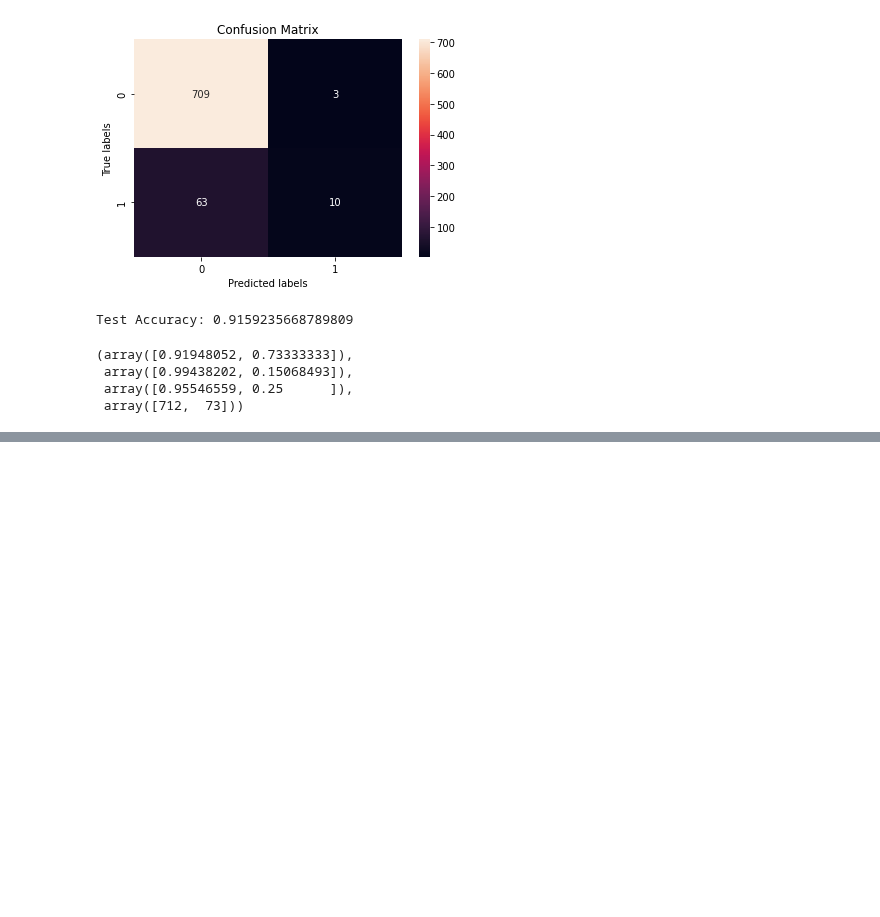
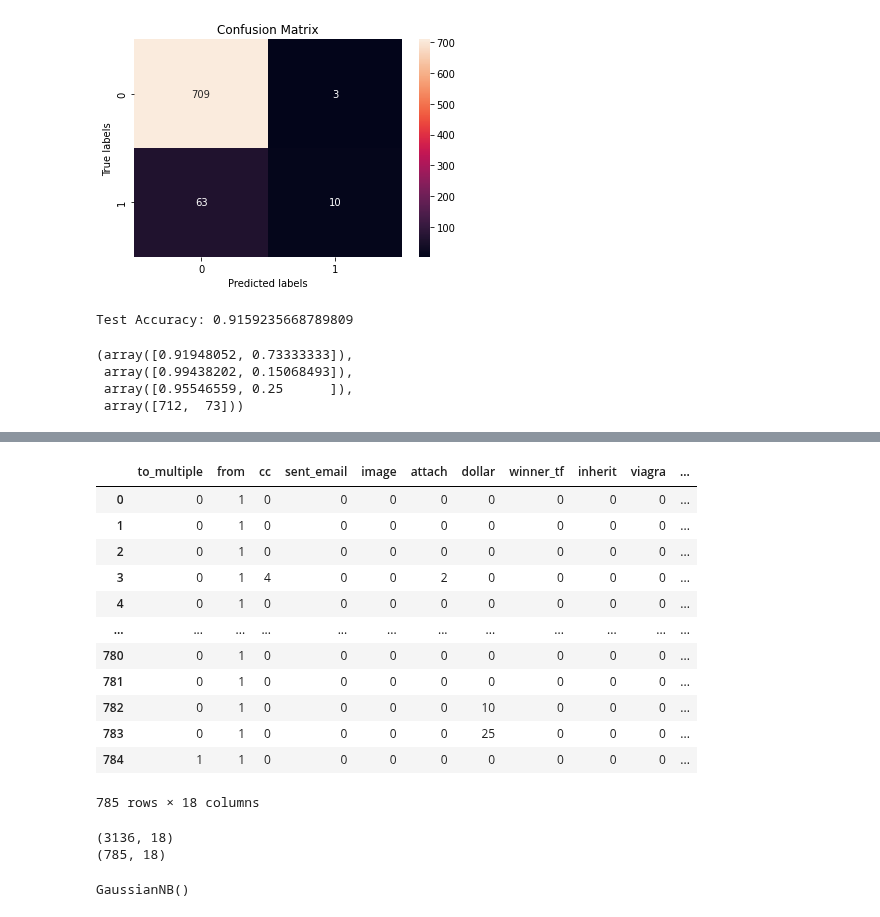
Before and after one commit to arvind-maurya/MachineLearning, a Jupyter notebook: Assignment/AIMLCEP_Q2.ipynb, the cells around one changed output, grey strips where cells are left out. Drawn from its saved outputs; the diff is of its cells as text; code cells hidden in the pictures; blank space fills up the shorter version.

```diff
--- a/Assignment/AIMLCEP_Q2.ipynb
+++ b/Assignment/AIMLCEP_Q2.ipynb
@@ -340,0 +423,33 @@ precision_recall_fscore_support(y_test, y_test_predictions) #class-wise evaluati
+# %%
+#Dropping  line_breaks features from the test data
+
+test_X_df = X_test.copy()
+test_X_df= test_X_df.drop(['line_breaks'], axis=1)
+test_X_df
+# %% [output]
+|  | to_multiple | from | cc | sent_email | image | attach | dollar | winner_tf | inherit | viagra | ... |
+| 0 | 0 | 1 | 0 | 0 | 0 | 0 | 0 | 0 | 0 | 0 | ... |
+| 1 | 0 | 1 | 0 | 0 | 0 | 0 | 0 | 0 | 0 | 0 | ... |
+| 2 | 0 | 1 | 0 | 0 | 0 | 0 | 0 | 0 | 0 | 0 | ... |
+| 3 | 0 | 1 | 4 | 0 | 0 | 2 | 0 | 0 | 0 | 0 | ... |
+| 4 | 0 | 1 | 0 | 0 | 0 | 0 | 0 | 0 | 0 | 0 | ... |
+| ... | ... | ... | ... | ... | ... | ... | ... | ... | ... | ... | ... |
+| 780 | 0 | 1 | 0 | 0 | 0 | 0 | 0 | 0 | 0 | 0 | ... |
+| 781 | 0 | 1 | 0 | 0 | 0 | 0 | 0 | 0 | 0 | 0 | ... |
+| 782 | 0 | 1 | 0 | 0 | 0 | 0 | 10 | 0 | 0 | 0 | ... |
+| 783 | 0 | 1 | 0 | 0 | 0 | 0 | 25 | 0 | 0 | 0 | ... |
+| 784 | 1 | 1 | 0 | 0 | 0 | 0 | 0 | 0 | 0 | 0 | ... |
+785 rows × 18 columns
+# %%
+train_X_reduced = train_X_df.to_numpy()
+print(np.shape(train_X_reduced))
+test_X_reduced = test_X_df.to_numpy()
+print(np.shape(test_X_reduced))
+# %% [output]
+(3136, 18)
+(785, 18)
+# %%
+nb_reduced_model = GaussianNB()
+nb_reduced_model.fit(train_X_reduced, y_train)
+# %% [output]
+GaussianNB()
```
Also changed, not shown: parts of 12 cells of this notebook.
